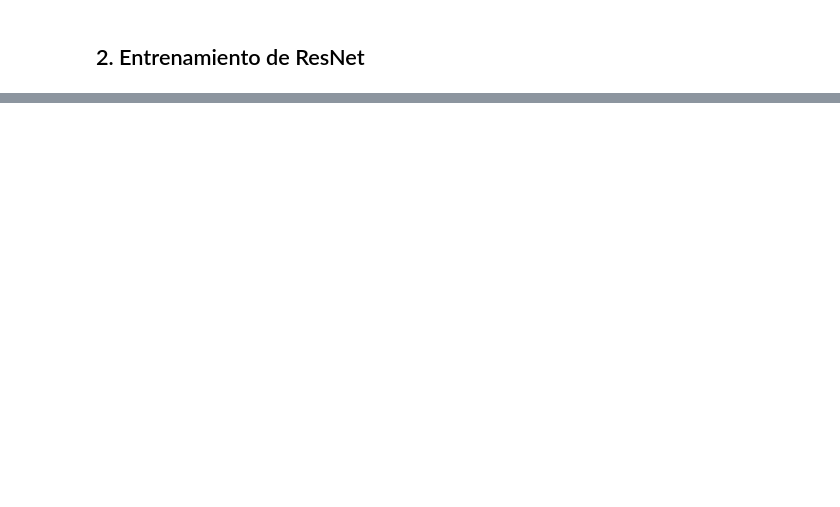
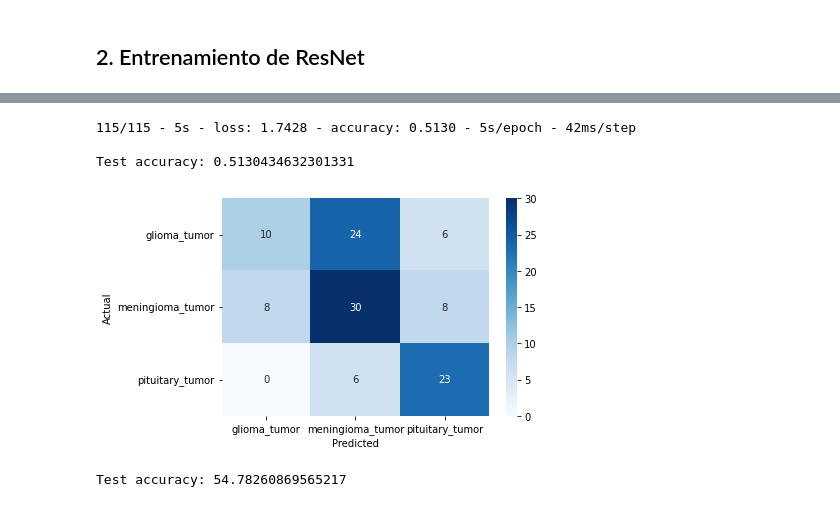
Before and after one commit to Tecnologias-Emergentes-Equipo2/ProyectoFinal, a Jupyter notebook: ProyectoFinal.ipynb, the cells around one changed output, grey strips where cells are left out. Saved outputs shown, nothing was run; the diff lists cells and outputs as text; code cells hidden in the pictures; blank space fills up the shorter version.

```diff
--- a/ProyectoFinal.ipynb
+++ b/ProyectoFinal.ipynb
@@ -127,0 +174,8 @@ glioma_tumor  meningioma_tumor  pituitary_tumor
+# %%
+test_generator = train_datagen.flow_from_directory(
+    test_data_dir,
+    target_size=(img_height,img_width),
+    batch_size=1,
+    class_mode='categorical',
+    subset='validation'
+)
@@ -127,0 +189,13 @@ glioma_tumor  meningioma_tumor  pituitary_tumor
+# %%
+base_model = ResNet50(include_top=False,weights='imagenet')
+x=base_model.output
+x=GlobalAveragePooling2D()(x)
+x=Dense(1024,activation='relu')(x)
+predictions = Dense(train_generator.num_classes,activation='softmax')(x)
+model = Model(inputs=base_model.input,outputs=predictions)
+
+for layer in base_model.layers:
+  layer.trainable = False
+
+model.compile(optimizer='adam',loss='categorical_crossentropy',metrics=['accuracy'])
+model.fit(train_generator,epochs=10)
@@ -127,0 +223,7 @@ glioma_tumor  meningioma_tumor  pituitary_tumor
+# %%
+test_loss,test_acc =model.evaluate(test_generator,verbose=2)
+print('\nTest accuracy:',test_acc)
+# %% [output]
+115/115 - 5s - loss: 1.7428 - accuracy: 0.5130 - 5s/epoch - 42ms/step
+
+Test accuracy: 0.5130434632301331
@@ -127,0 +234,25 @@ glioma_tumor  meningioma_tumor  pituitary_tumor
+# %%
+model = tf.keras.models.load_model('data/Modelo.h5')
+filenames = test_generator.filenames
+nb_samples = len(test_generator)
+y_prob=[]
+y_act=[]
+test_generator.reset()
+for _ in range(nb_samples):
+  X_test,Y_test =test_generator.next()
+  y_prob.append(model.predict(X_test))
+  y_act.append(Y_test)
+
+predicted_class =[list(train_generator.class_indices.keys())[i.argmax()] for i in y_prob]
+actual_class = [list(train_generator.class_indices.keys())[i.argmax()] for i in y_act]
+
+
+out_df  = pd.DataFrame(np.vstack([predicted_class,actual_class]).T,columns=['predicted_class','actual_class'])
+confusion_matrix = pd.crosstab(out_df['actual_class'],out_df['predicted_class'],rownames=['Actual'],colnames=['Predicted'])
+
+sn.heatmap(confusion_matrix,cmap='Blues',annot=True,fmt = 'd')
+plt.show()
+print('Test accuracy: {}'.format((np.diagonal(confusion_matrix).sum()/confusion_matrix.sum().sum()*100)))
+# %% [output]
+[figure, added]
+Test accuracy: 54.78260869565217
```
Also changed, not shown: parts of 9 cells of this notebook.
